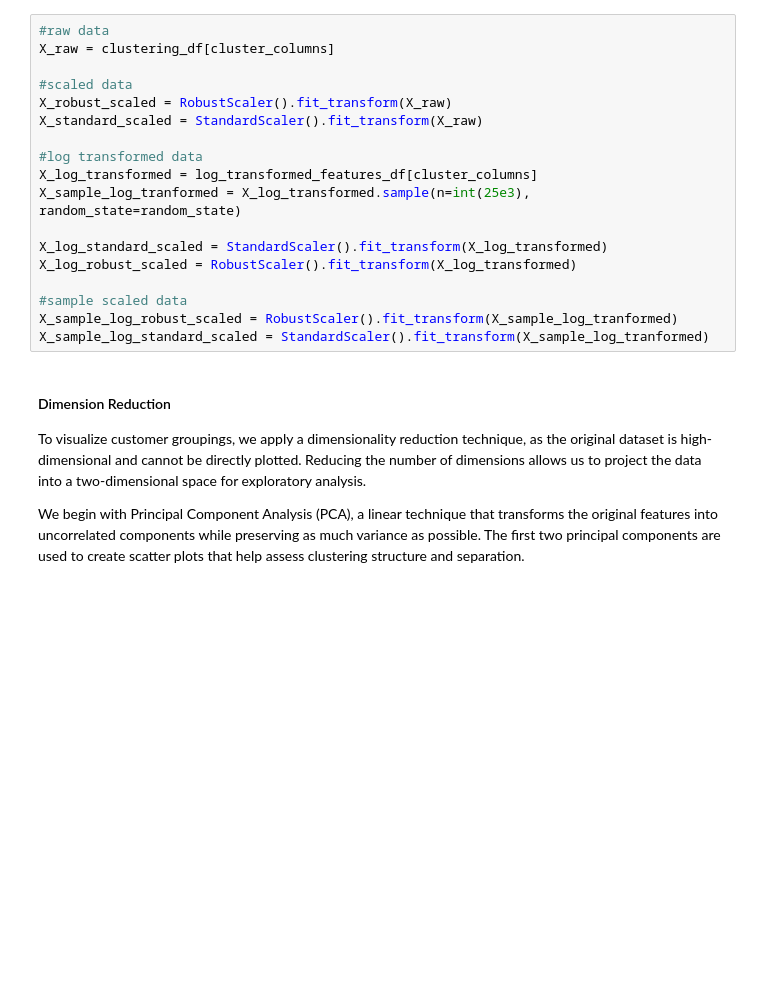
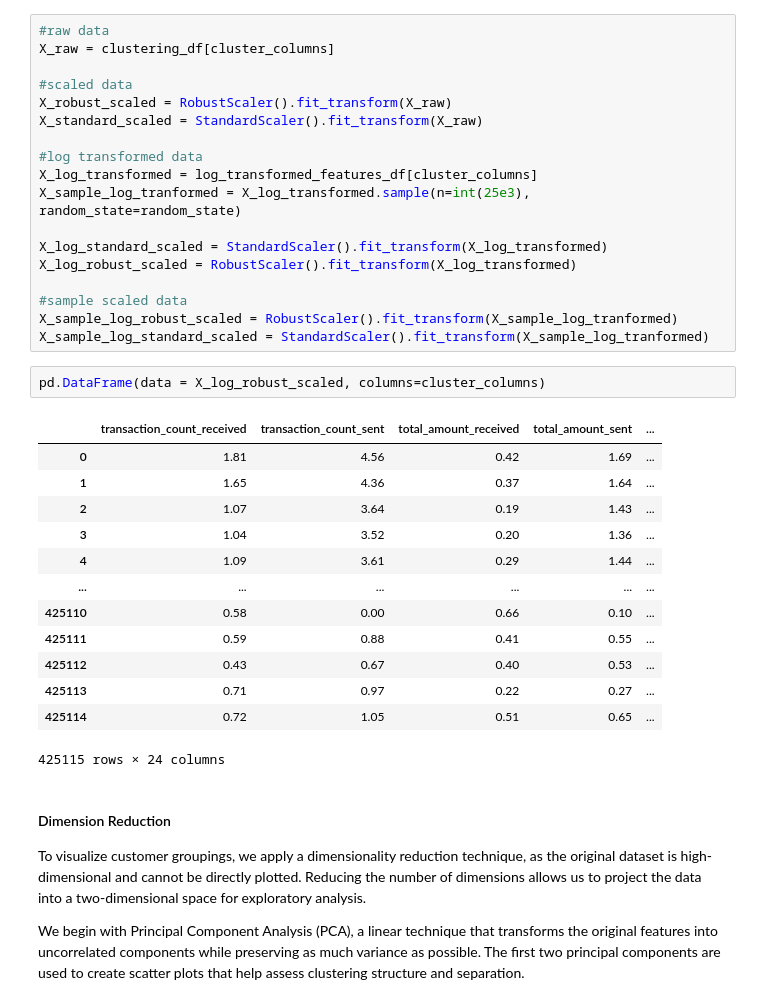
Before and after one commit to fernandocfbf/anti-money-laundering-analysis, a Jupyter notebook: analysis/combined_model_approach.ipynb, the cells around one changed output. Drawn from its saved outputs; the diff is of its cells as text; blank space fills up the shorter version.

```diff
--- a/analysis/combined_model_approach.ipynb
+++ b/analysis/combined_model_approach.ipynb
@@ -165,6 +200,22 @@ X_log_robust_scaled = RobustScaler().fit_transform(X_log_transformed)
 #sample scaled data
 X_sample_log_robust_scaled = RobustScaler().fit_transform(X_sample_log_tranformed)
 X_sample_log_standard_scaled = StandardScaler().fit_transform(X_sample_log_tranformed)
+# %%
+pd.DataFrame(data = X_log_robust_scaled, columns=cluster_columns)
+# %% [output]
+|  | transaction_count_received | transaction_count_sent | total_amount_received | total_amount_sent | ... |
+| 0 | 1.81 | 4.56 | 0.42 | 1.69 | ... |
+| 1 | 1.65 | 4.36 | 0.37 | 1.64 | ... |
+| 2 | 1.07 | 3.64 | 0.19 | 1.43 | ... |
+| 3 | 1.04 | 3.52 | 0.20 | 1.36 | ... |
+| 4 | 1.09 | 3.61 | 0.29 | 1.44 | ... |
+| ... | ... | ... | ... | ... | ... |
+| 425110 | 0.58 | 0.00 | 0.66 | 0.10 | ... |
+| 425111 | 0.59 | 0.88 | 0.41 | 0.55 | ... |
+| 425112 | 0.43 | 0.67 | 0.40 | 0.53 | ... |
+| 425113 | 0.71 | 0.97 | 0.22 | 0.27 | ... |
+| 425114 | 0.72 | 1.05 | 0.51 | 0.65 | ... |
+425115 rows × 24 columns
 # %% [markdown]
 #### Dimension Reduction
 To visualize customer groupings, we apply a dimensionality reduction technique, as the original dataset is high-dimensional and cannot be directly plotted. Reducing the number of dimensions allows us to project the data into a two-dimensional space for exploratory analysis.
```
Also changed, not shown: parts of 6 cells of this notebook, 3 other files.
